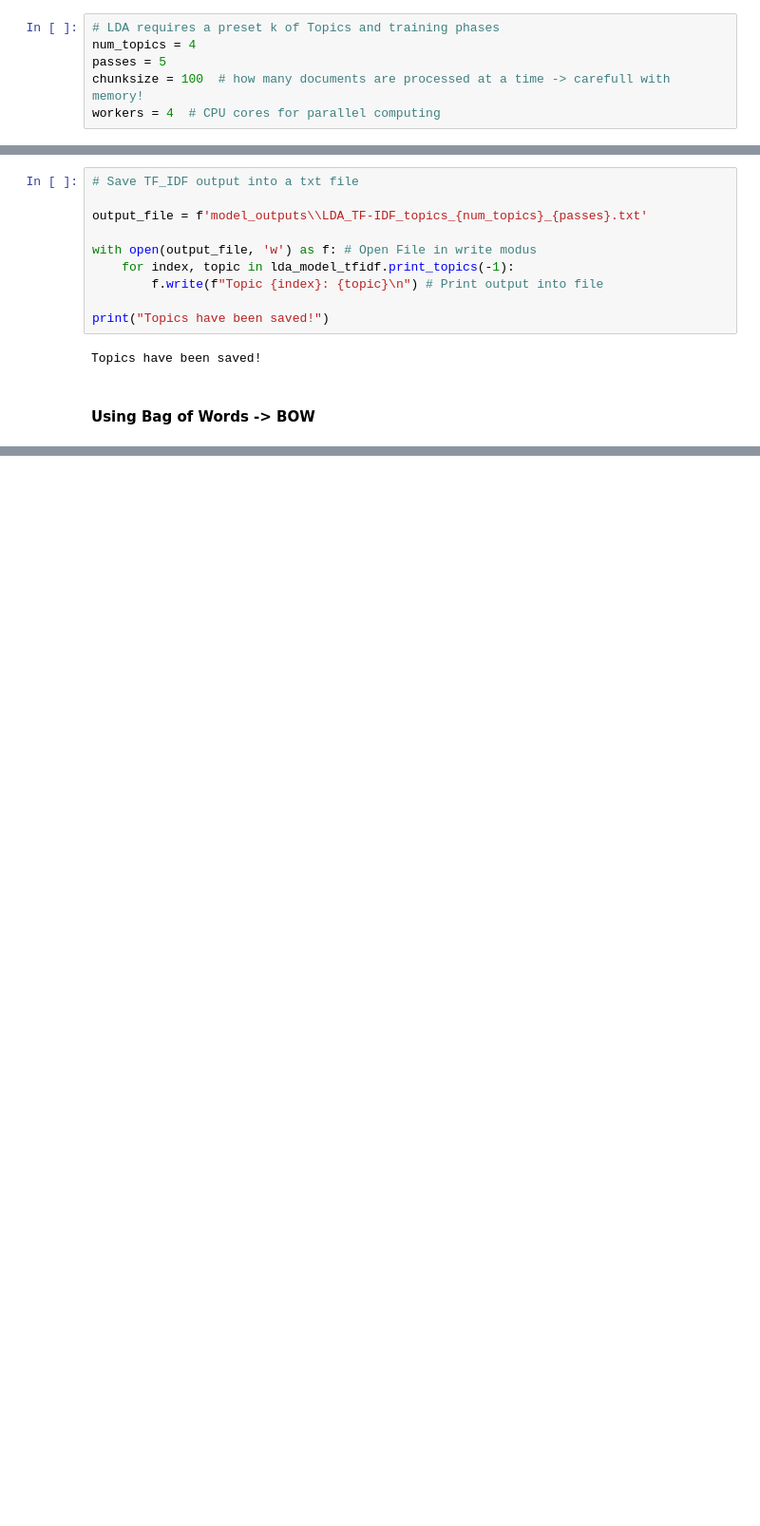
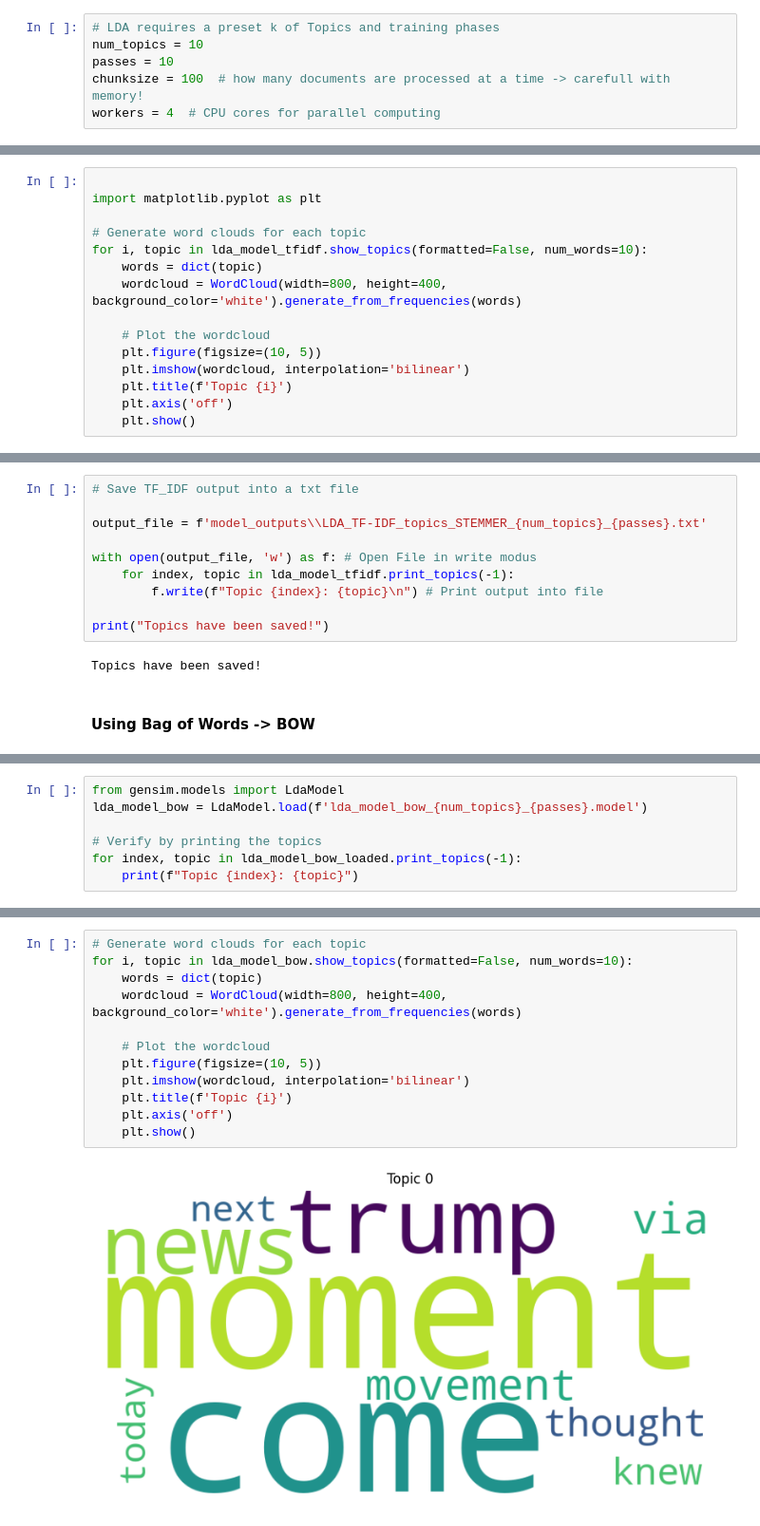
Before and after one commit to michaeltwo/topic_modeling, a Jupyter notebook: Latent Dirichlet Allocation (LDA).ipynb, the cells around one changed output, grey strips where cells are left out. Shown at 95% size. Drawn from its saved outputs; the diff is of its cells as text; blank space fills up the shorter version.

```diff
--- a/Latent Dirichlet Allocation (LDA).ipynb
+++ b/Latent Dirichlet Allocation (LDA).ipynb
@@ -43,8 +45,8 @@ tfidf_corpus = tfidf_model[bow_corpus] # creating a Term Frequence - Inverse Doc
 ### Training the model
 # %%
 # LDA requires a preset k of Topics and training phases
-num_topics = 4
-passes = 5
+num_topics = 10
+passes = 10
 chunksize = 100  # how many documents are processed at a time -> carefull with memory!
 workers = 4  # CPU cores for parallel computing
 # %% [markdown]
@@ -63,0 +74,15 @@ Topic 3: 0.014*"voice" + 0.014*"year" + 0.013*"emergence" + 0.013*"hire_hugh" +
+# %%
+
+import matplotlib.pyplot as plt
+
+# Generate word clouds for each topic
+for i, topic in lda_model_tfidf.show_topics(formatted=False, num_words=10):
+    words = dict(topic)
+    wordcloud = WordCloud(width=800, height=400, background_color='white').generate_from_frequencies(words)
+
+    # Plot the wordcloud
+    plt.figure(figsize=(10, 5))
+    plt.imshow(wordcloud, interpolation='bilinear')
+    plt.title(f'Topic {i}')
+    plt.axis('off')
+    plt.show()
@@ -64,7 +136,7 @@ Topic 3: 0.014*"voice" + 0.014*"year" + 0.013*"emergence" + 0.013*"hire_hugh" +
 # %%
 # Save TF_IDF output into a txt file
 
-output_file = f'model_outputs\\LDA_TF-IDF_topics_{num_topics}_{passes}.txt'
+output_file = f'model_outputs\\LDA_TF-IDF_topics_STEMMER_{num_topics}_{passes}.txt'
 
 with open(output_file, 'w') as f: # Open File in write modus
     for index, topic in lda_model_tfidf.print_topics(-1):
@@ -89,0 +175,7 @@ Topic 3: 0.125*"metoo" + 0.037*"sexual" + 0.019*"harassment" + 0.017*"want" + 0.
+# %%
+from gensim.models import LdaModel
+lda_model_bow = LdaModel.load(f'lda_model_bow_{num_topics}_{passes}.model')
+
+# Verify by printing the topics
+for index, topic in lda_model_bow_loaded.print_topics(-1):
+    print(f"Topic {index}: {topic}")
@@ -89,0 +190,14 @@ Topic 3: 0.125*"metoo" + 0.037*"sexual" + 0.019*"harassment" + 0.017*"want" + 0.
+# %%
+# Generate word clouds for each topic
+for i, topic in lda_model_bow.show_topics(formatted=False, num_words=10):
+    words = dict(topic)
+    wordcloud = WordCloud(width=800, height=400, background_color='white').generate_from_frequencies(words)
+
+    # Plot the wordcloud
+    plt.figure(figsize=(10, 5))
+    plt.imshow(wordcloud, interpolation='bilinear')
+    plt.title(f'Topic {i}')
+    plt.axis('off')
+    plt.show()
+# %% [output]
+[figure, added]
```
Also changed, not shown: parts of 17 cells of this notebook, 1 other file.
